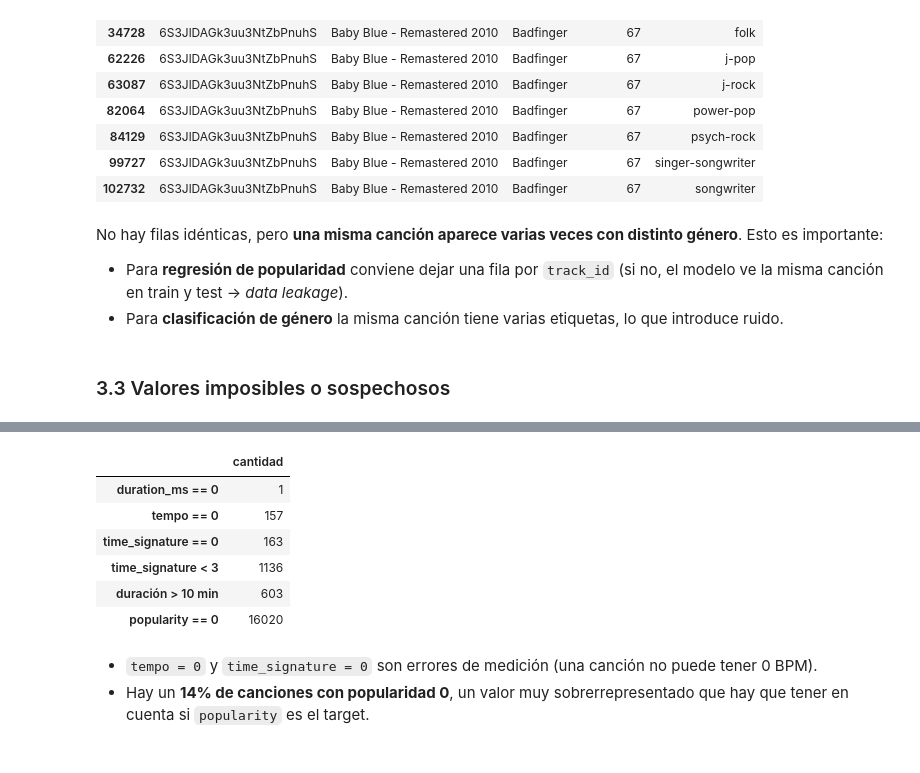
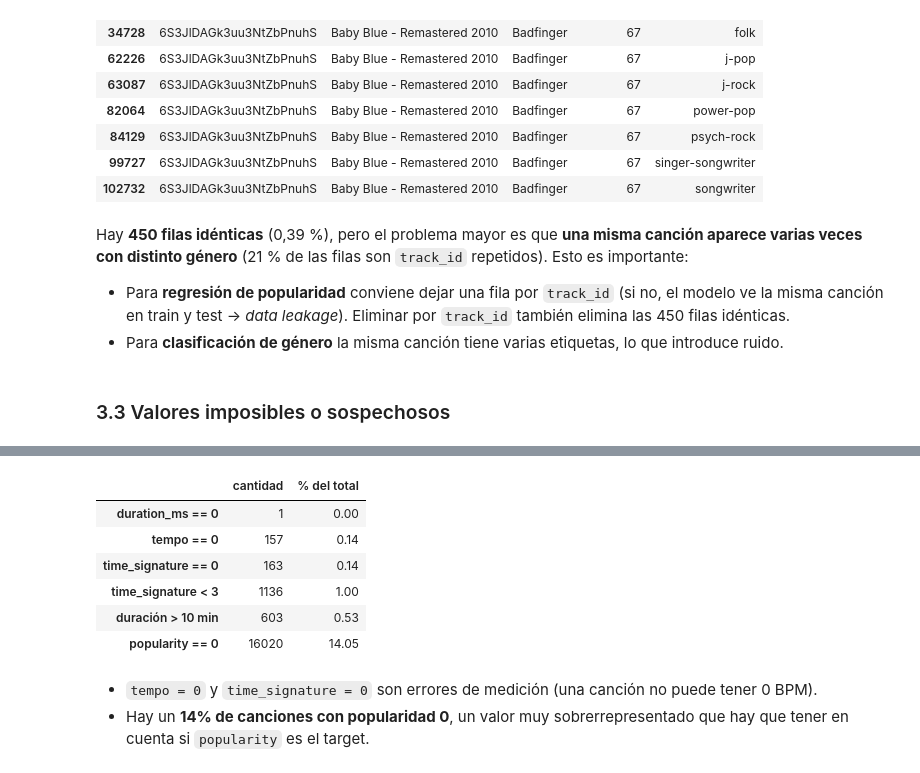
Before and after one commit to felipeangel321/Evaluacion2_machine_learning, a Jupyter notebook: notebooks/01_eda_analisis_exploratorio.ipynb, the cells around one changed output, grey strips where cells are left out. Drawn from its saved outputs; the diff is of its cells as text; code cells hidden in the pictures.

Commit message:
porcentajes en duplicados y valores imposibles, hallazgo de sesgo en generos latinos y justificacion de popularity = 0

```diff
--- a/notebooks/01_eda_analisis_exploratorio.ipynb
+++ b/notebooks/01_eda_analisis_exploratorio.ipynb
@@ -144,31 +154,33 @@ df[df["track_id"] == ejemplo][["track_id", "track_name", "artists", "popularity"
 | 99727 | 6S3JlDAGk3uu3NtZbPnuhS | Baby Blue - Remastered 2010 | Badfinger | 67 | singer-songwriter |
 | 102732 | 6S3JlDAGk3uu3NtZbPnuhS | Baby Blue - Remastered 2010 | Badfinger | 67 | songwriter |
 # %% [markdown]
-No hay filas idénticas, pero **una misma canción aparece varias veces con distinto género**. Esto es importante:
+Hay **450 filas idénticas** (0,39 %), pero el problema mayor es que **una misma canción aparece varias veces con distinto género** (21 % de las filas son `track_id` repetidos). Esto es importante:
 
-- Para **regresión de popularidad** conviene dejar una fila por `track_id` (si no, el modelo ve la misma canción en train y test → *data leakage*).
+- Para **regresión de popularidad** conviene dejar una fila por `track_id` (si no, el modelo ve la misma canción en train y test → *data leakage*). Eliminar por `track_id` también elimina las 450 filas idénticas.
 - Para **clasificación de género** la misma canción tiene varias etiquetas, lo que introduce ruido.
 # %% [markdown]
 ### 3.3 Valores imposibles o sospechosos
 # %%
 checks = {
     "duration_ms == 0": (df["duration_ms"] == 0).sum(),
     "tempo == 0": (df["tempo"] == 0).sum(),
     "time_signature == 0": (df["time_signature"] == 0).sum(),
     "time_signature < 3": (df["time_signature"] < 3).sum(),
     "duración > 10 min": (df["duration_ms"] > 600_000).sum(),
     "popularity == 0": (df["popularity"] == 0).sum(),
 }
-pd.Series(checks, name="cantidad").to_frame()
+res = pd.Series(checks, name="cantidad").to_frame()
+res["% del total"] = (res["cantidad"] / len(df) * 100).round(2)
+res
 # %% [output]
 [interactive output not drawn]
-|  | cantidad |
-| duration_ms == 0 | 1 |
-| tempo == 0 | 157 |
-| time_signature == 0 | 163 |
-| time_signature < 3 | 1136 |
-| duración > 10 min | 603 |
-| popularity == 0 | 16020 |
+|  | cantidad | % del total |
+| duration_ms == 0 | 1 | 0.00 |
+| tempo == 0 | 157 | 0.14 |
+| time_signature == 0 | 163 | 0.14 |
+| time_signature < 3 | 1136 | 1.00 |
+| duración > 10 min | 603 | 0.53 |
+| popularity == 0 | 16020 | 14.05 |
 # %% [markdown]
 - `tempo = 0` y `time_signature = 0` son errores de medición (una canción no puede tener 0 BPM).
 - Hay un **14% de canciones con popularidad 0**, un valor muy sobrerrepresentado que hay que tener en cuenta si `popularity` es el target.
```
Also changed, not shown: parts of 9 cells of this notebook, 4 other files.
